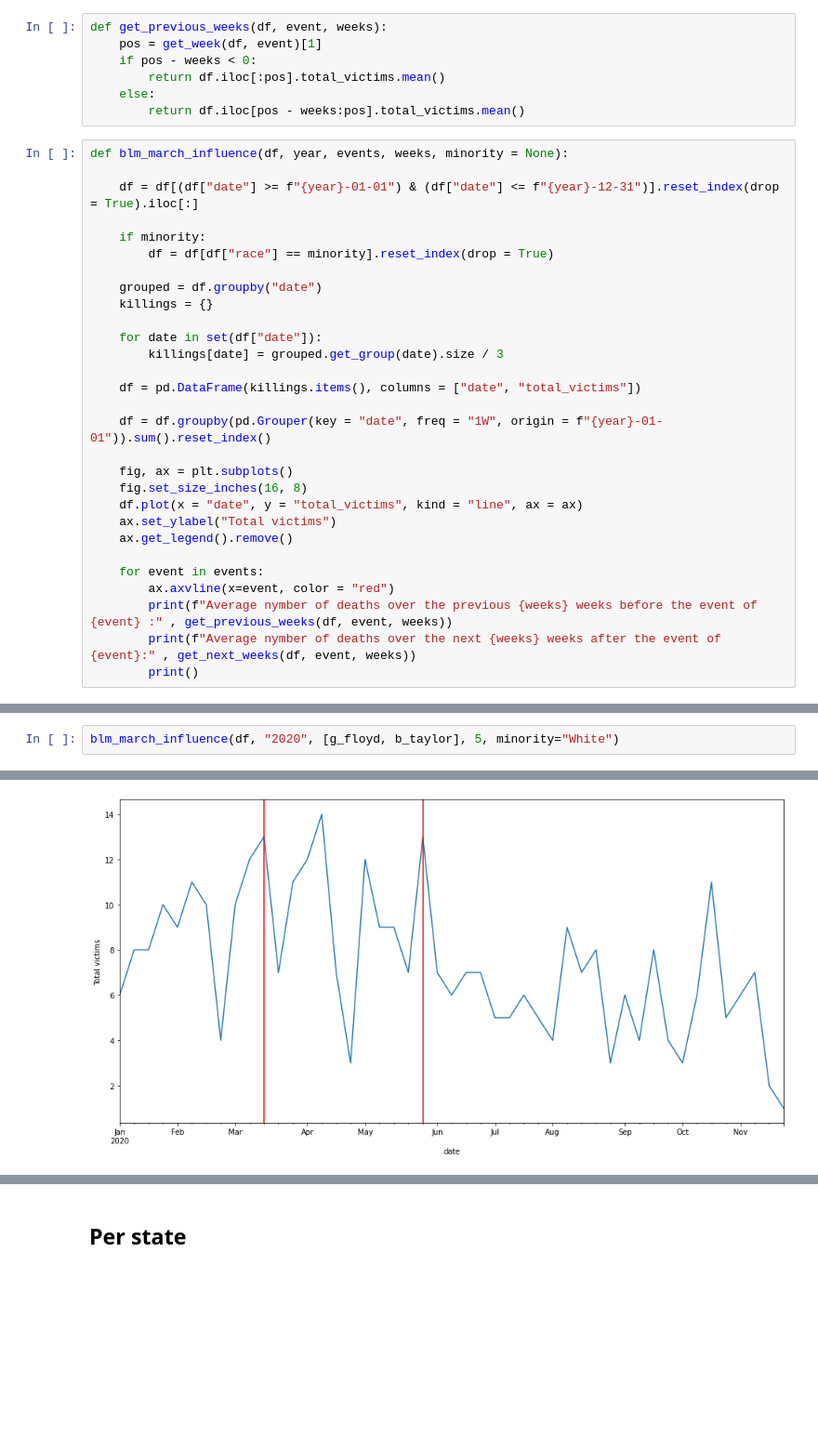
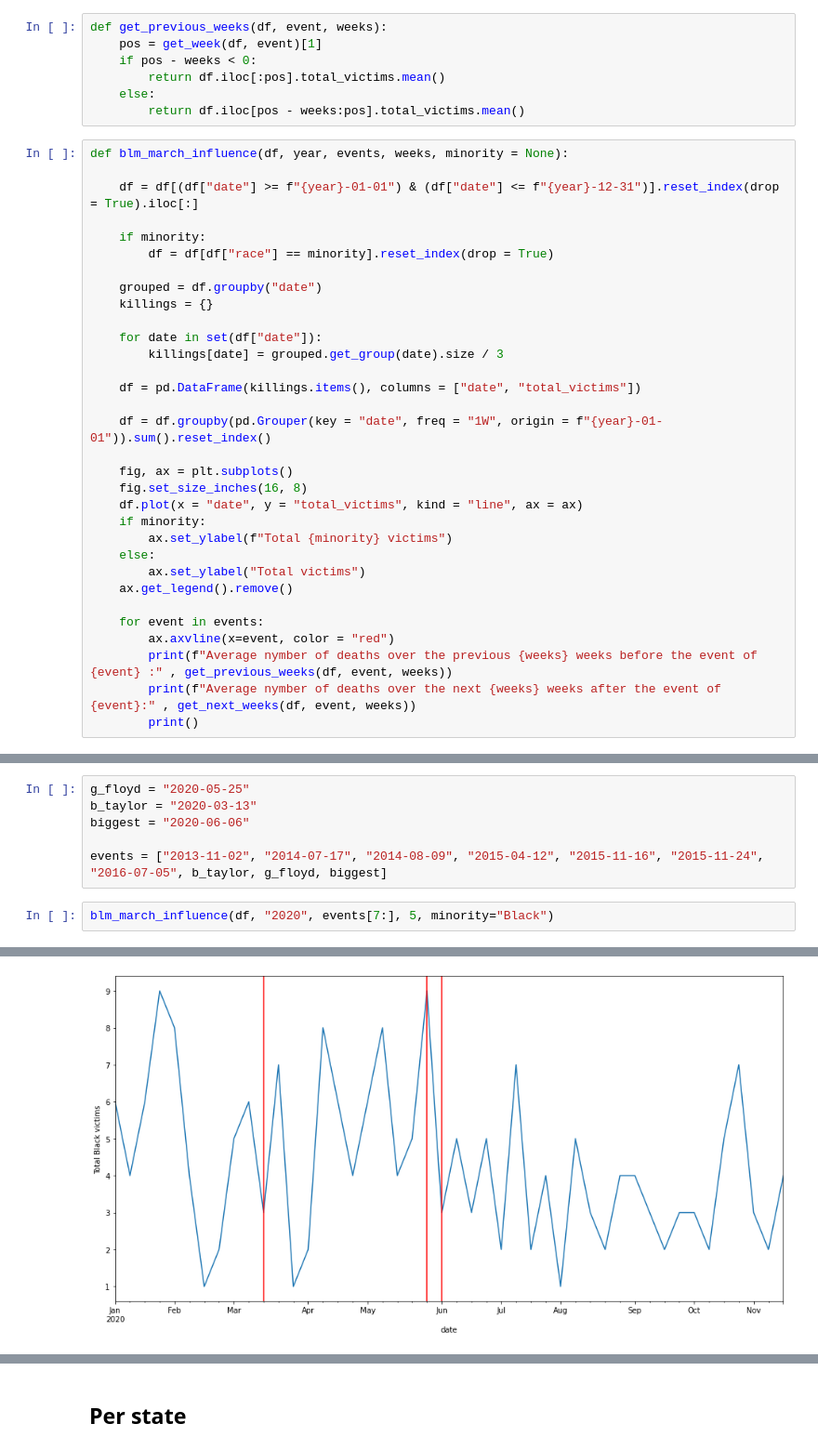
Before and after one commit to epfl-ada/ada-2020-project-milestone-p3-p3_badass, a Jupyter notebook: effect.ipynb, the cells around one changed output, grey strips where cells are left out. Shown: that part at 93% size. Saved outputs shown, nothing was run; the diff lists cells and outputs as text; blank space fills up the shorter version.

Commit message:
added more events

```diff
--- a/effect.ipynb
+++ b/effect.ipynb
@@ -119,7 +119,10 @@ def blm_march_influence(df, year, events, weeks, minority = None):
     fig, ax = plt.subplots()
     fig.set_size_inches(16, 8)
     df.plot(x = "date", y = "total_victims", kind = "line", ax = ax)
-    ax.set_ylabel("Total victims")
+    if minority:
+        ax.set_ylabel(f"Total {minority} victims")
+    else:
+        ax.set_ylabel("Total victims")
     ax.get_legend().remove()
 
     for event in events:
@@ -133,3 +133,9 @@ b_taylor = "2020-03-13"
+# %%
+g_floyd = "2020-05-25"
+b_taylor = "2020-03-13"
+biggest = "2020-06-06"
+
+events = ["2013-11-02", "2014-07-17", "2014-08-09", "2015-04-12", "2015-11-16", "2015-11-24", "2016-07-05", b_taylor, g_floyd, biggest]
 # %%
-blm_march_influence(df, "2020", [g_floyd, b_taylor], 5, minority="White")
+blm_march_influence(df, "2020", events[7:], 5, minority="Black")
 # %% [output]
@@ -141 +150 @@ Average nymber of deaths over the next 5 weeks after the event of 2020-03-13: 11
-[figure, old version]
+[figure, new version]
```
Also changed, not shown: parts of 4 cells of this notebook.
